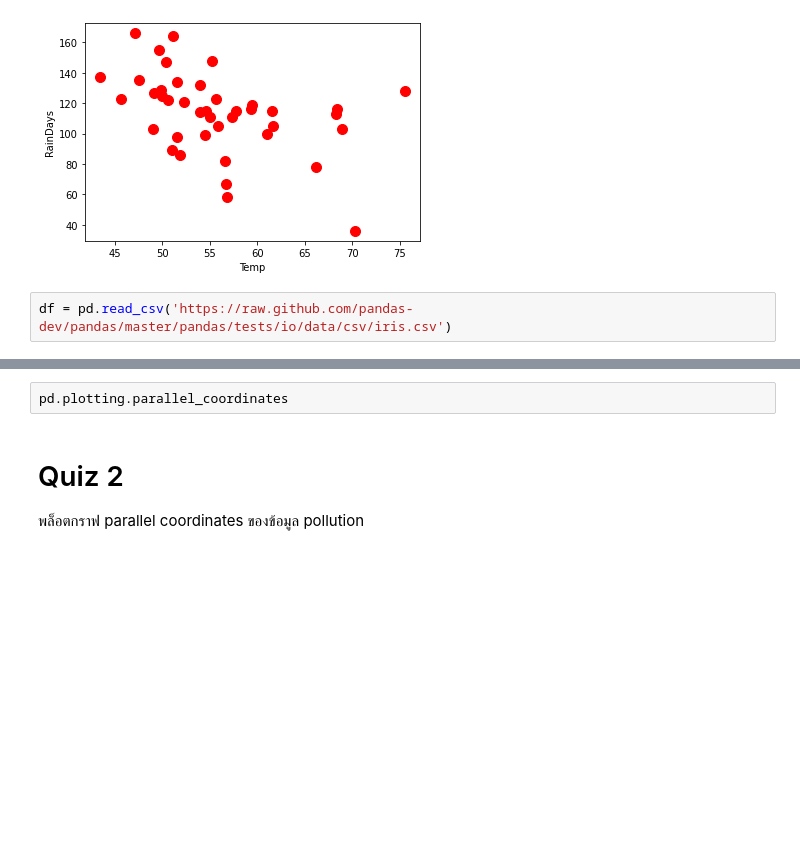
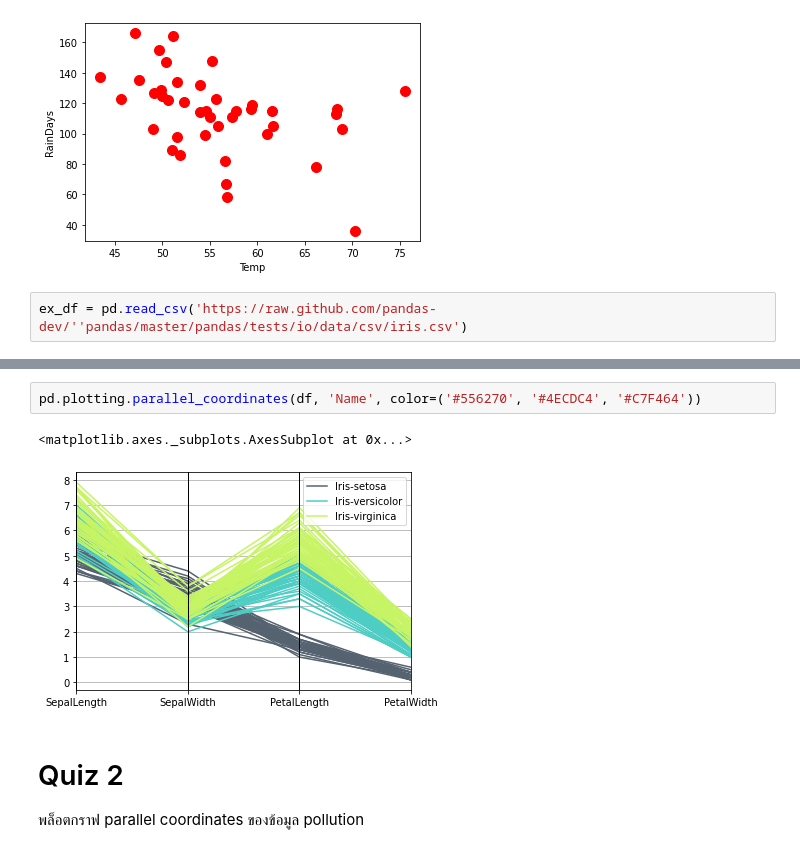
Before and after one commit to moneypitak/multivariate, a Jupyter notebook: Chapter_2_Visualize_Multivriate_Data.ipynb, the cells around one changed output, grey strips where cells are left out. Drawn from its saved outputs; the diff is of its cells as text; blank space fills up the shorter version.

```diff
--- a/Chapter_2_Visualize_Multivriate_Data.ipynb
+++ b/Chapter_2_Visualize_Multivriate_Data.ipynb
@@ -88,4 +88,4 @@ pollution_data.plot.scatter('Temp','RainDays',s =100,c = 'r')
 <matplotlib.axes._subplots.AxesSubplot at 0x...>
 [figure]
 # %%
-df = pd.read_csv('https://raw.github.com/pandas-dev/pandas/master/pandas/tests/io/data/csv/iris.csv')
+ex_df = pd.read_csv('https://raw.github.com/pandas-dev/''pandas/master/pandas/tests/io/data/csv/iris.csv')
@@ -92,5 +108,8 @@ df = pd.read_csv('https://raw.github.com/pandas-dev/pandas/master/pandas/tests/i
 # %%
-pd.plotting.parallel_coordinates
+pd.plotting.parallel_coordinates(df, 'Name', color=('#556270', '#4ECDC4', '#C7F464'))
+# %% [output]
+<matplotlib.axes._subplots.AxesSubplot at 0x...>
+[figure, added]
 # %% [markdown]
 # Quiz 2
 
```
Also changed, not shown: parts of 3 cells of this notebook.
